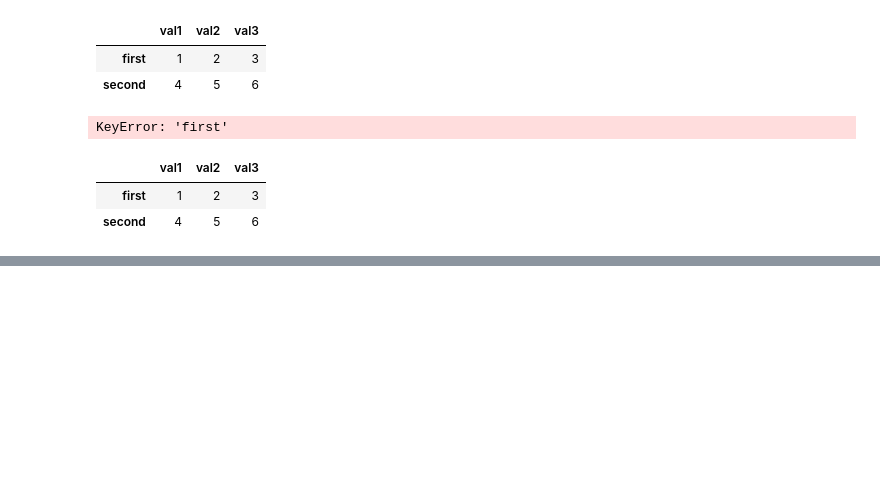
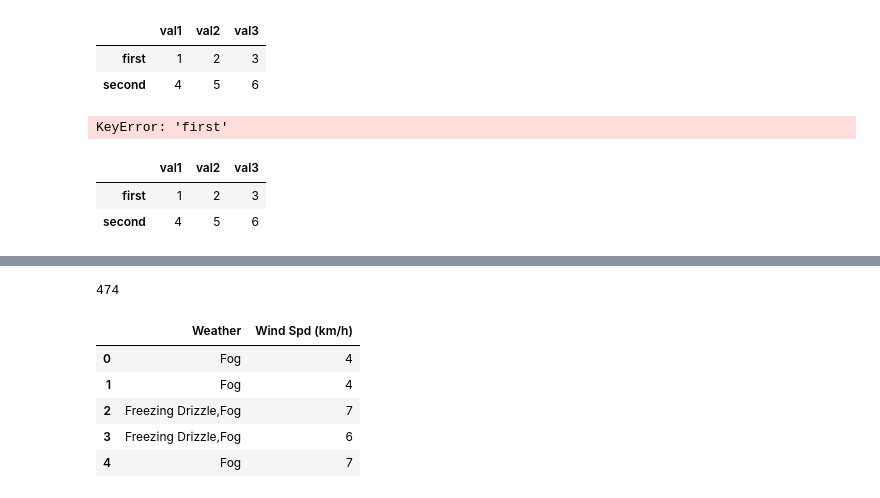
Before and after one commit to prkhare/python_course, a Jupyter notebook: 4. Python Advance/myfirstpandas.ipynb, the cells around one changed output, grey strips where cells are left out. Saved outputs shown, nothing was run; the diff lists cells and outputs as text; code cells hidden in the pictures; blank space fills up the shorter version.

```diff
--- a/4. Python Advance/myfirstpandas.ipynb
+++ b/4. Python Advance/myfirstpandas.ipynb
@@ -280,0 +277,13 @@ df["Wind Spd (km/h)"].value_counts()[4]
+# %%
+df["Wind Spd (km/h)"].value_counts()[4]
+# %% [output]
+474
+# %%
+df[["Weather","Wind Spd (km/h)"]].head()
+# %% [output]
+|  | Weather | Wind Spd (km/h) |
+| 0 | Fog | 4 |
+| 1 | Fog | 4 |
+| 2 | Freezing Drizzle,Fog | 7 |
+| 3 | Freezing Drizzle,Fog | 6 |
+| 4 | Fog | 7 |
```
Also changed, not shown: parts of 41 cells of this notebook.
